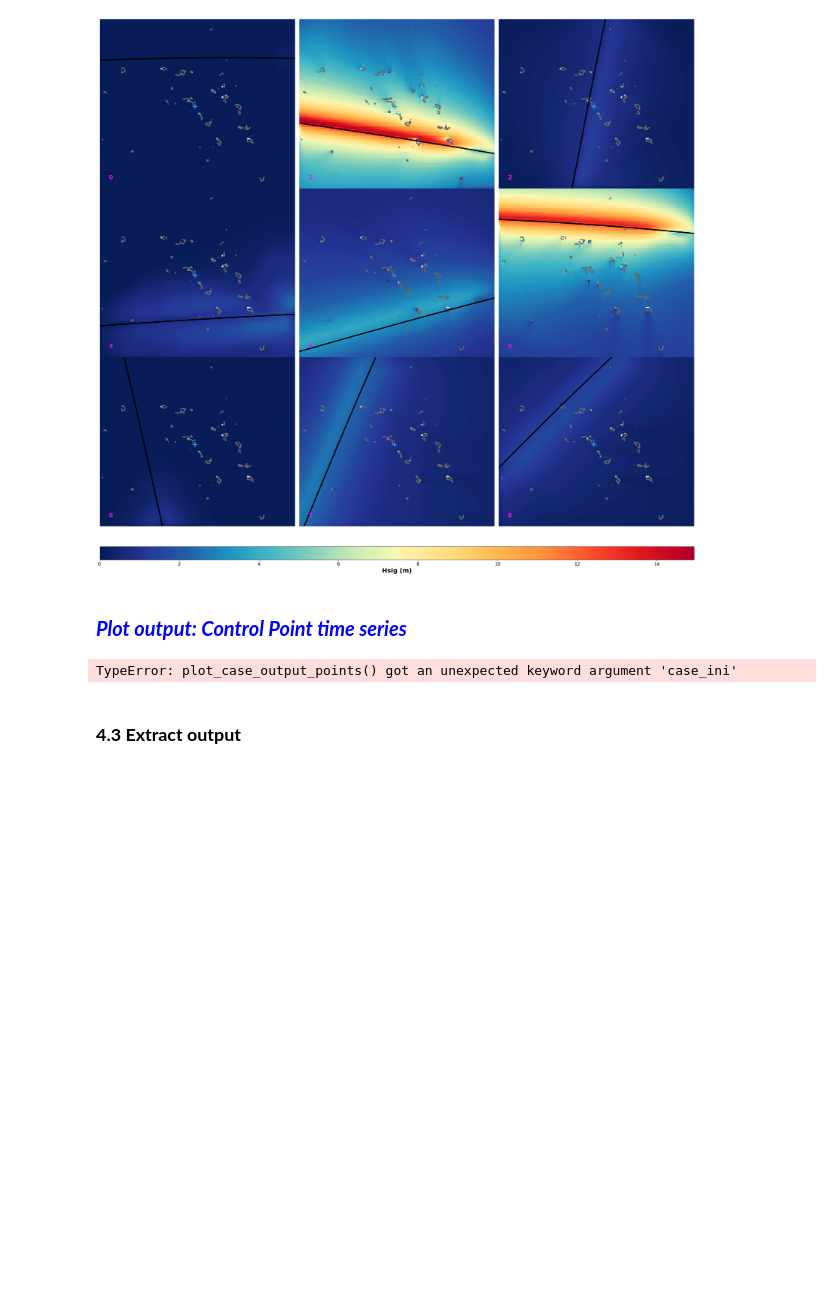
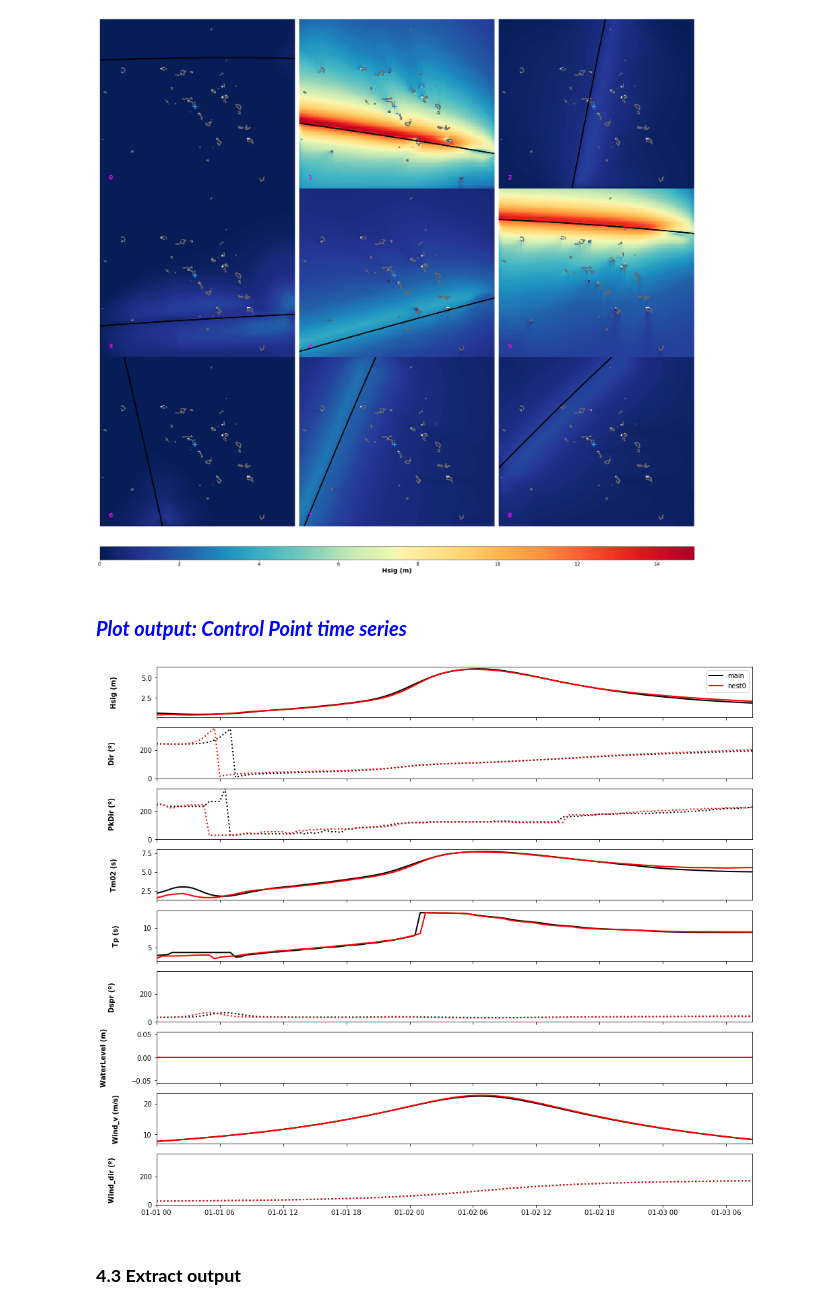
Before and after one commit to ripolln/hywaves, a Jupyter notebook: notebooks/hyswan/nb_04_demo_vortex_mda.ipynb, the cells around one changed output. Cells and saved outputs as stored; diff of their text form; code cells hidden in the pictures; blank space fills up the shorter version.

```diff
--- a/notebooks/hyswan/nb_04_demo_vortex_mda.ipynb
+++ b/notebooks/hyswan/nb_04_demo_vortex_mda.ipynb
@@ -375,10 +375,10 @@ plot_matrix_grafiti(sw, 'Hsig', storm_track_list=st_list, case_ini=0, case_end=9
 [figure]
 # %% [markdown]
 #### <span style="font-family: times, Times New Roman; font-size:15pt; font-style:italic; font-weight:bold; color:blue;">Plot output: Control Point time series
-# %%
-plot_case_output_points(sw, case_ini=0, case_end=9);
-# %% [output]
-TypeError: plot_case_output_points() got an unexpected keyword argument 'case_ini'
+# %%
+plot_case_output_points(sw, case=1);
+# %% [output]
+[figure, added]
 # %% [markdown]
 ###  **4.3 Extract output**
 # %% [markdown]
```
